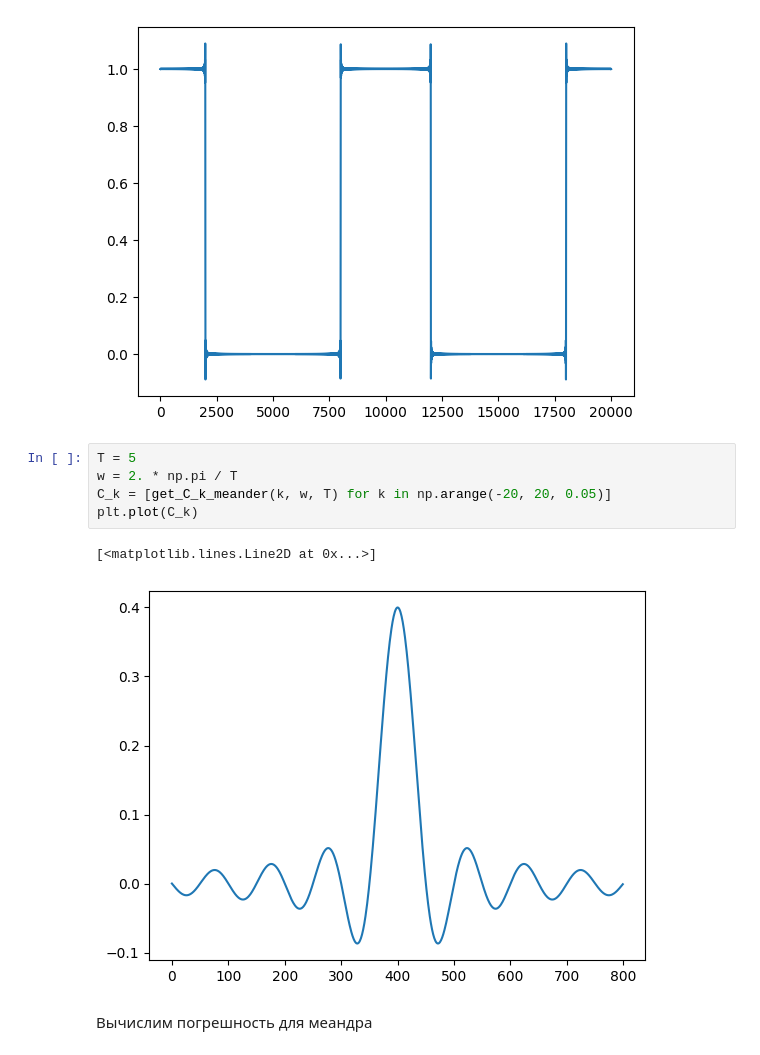
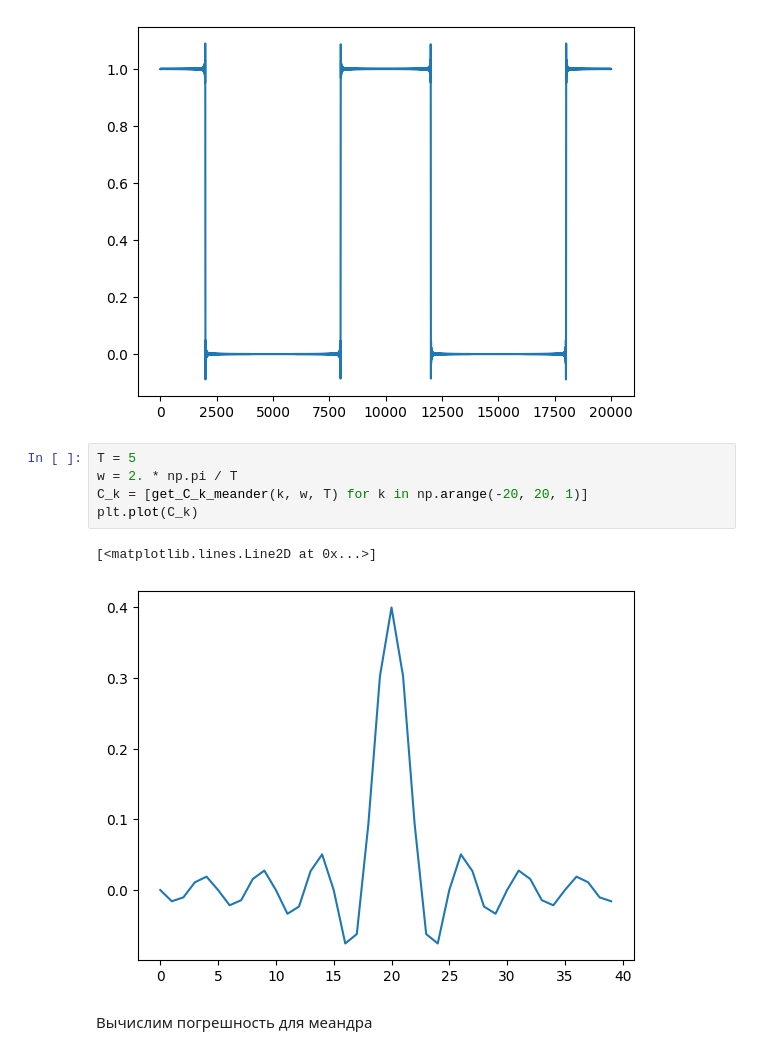
Before and after one commit to annashell/linear_models, a Jupyter notebook: meander_complex_fourier.ipynb, the cells around one changed output. Drawn from its saved outputs; the diff is of its cells as text.

```diff
--- a/meander_complex_fourier.ipynb
+++ b/meander_complex_fourier.ipynb
@@ -47,11 +47,11 @@ plot_meander(1000, 5)
 # %%
 T = 5
 w = 2. * np.pi / T
-C_k = [get_C_k_meander(k, w, T) for k in np.arange(-20, 20, 0.05)]
+C_k = [get_C_k_meander(k, w, T) for k in np.arange(-20, 20, 1)]
 plt.plot(C_k)
 # %% [output]
 [<matplotlib.lines.Line2D at 0x...>]
-[figure, old version]
+[figure, new version]
 # %% [markdown]
 Вычислим погрешность для меандра
 # %%
```
Also changed, not shown: parts of 1 cell of this notebook.
